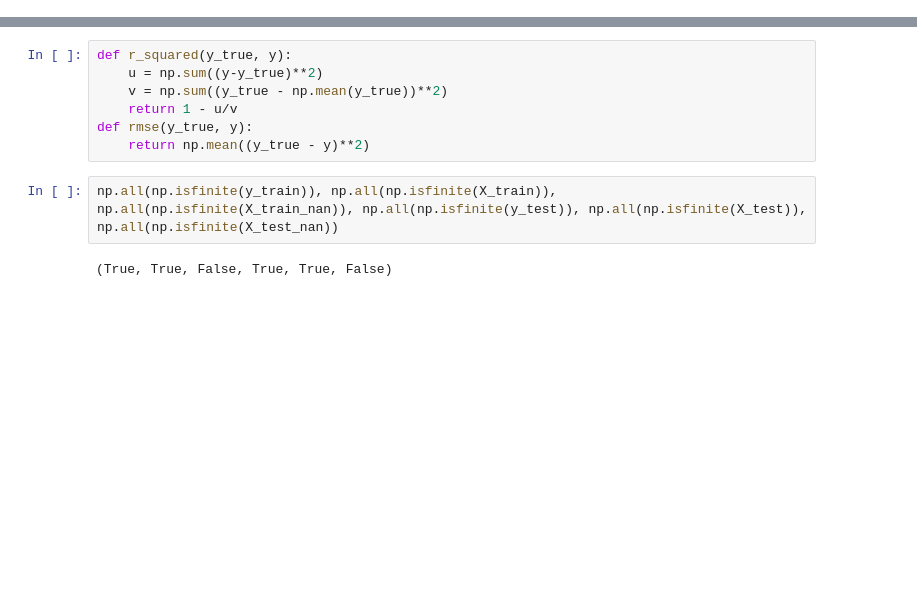
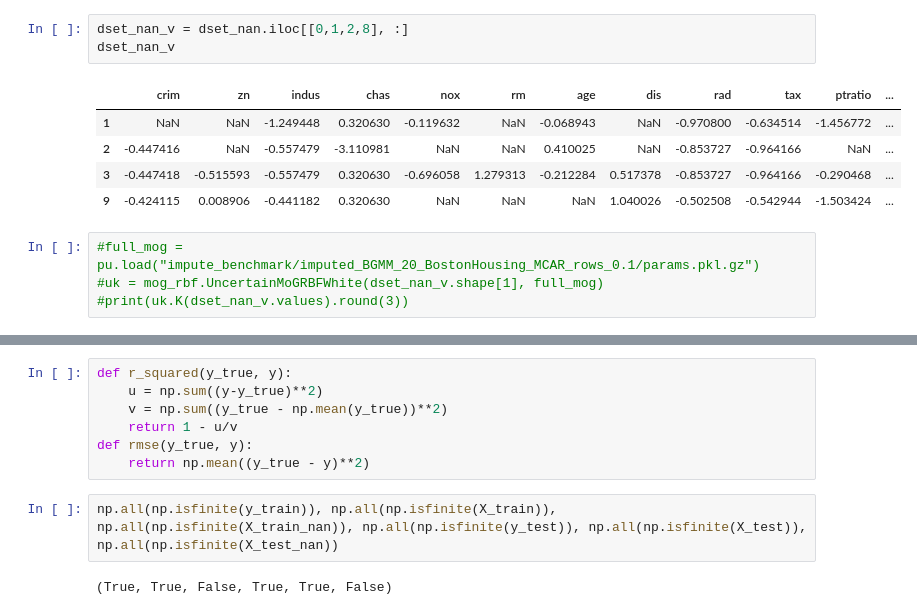
Before and after one commit to rhaps0dy/ts-baselines, a Jupyter notebook: timeless-imputation/Regressor faceoff.ipynb, the cells around one changed output, grey strips where cells are left out. Drawn from its saved outputs; the diff is of its cells as text; blank space fills up the shorter version.

```diff
--- a/timeless-imputation/Regressor faceoff.ipynb
+++ b/timeless-imputation/Regressor faceoff.ipynb
@@ -35,0 +101,13 @@ X_test_nan = dset_nan.values[test_mask, 1:]
+# %%
+dset_nan_v = dset_nan.iloc[[0,1,2,8], :]
+dset_nan_v
+# %% [output]
+|  | crim | zn | indus | chas | nox | rm | age | dis | rad | tax | ptratio | ... |
+| 1 | NaN | NaN | -1.249448 | 0.320630 | -0.119632 | NaN | -0.068943 | NaN | -0.970800 | -0.634514 | -1.456772 | ... |
+| 2 | -0.447416 | NaN | -0.557479 | -3.110981 | NaN | NaN | 0.410025 | NaN | -0.853727 | -0.964166 | NaN | ... |
+| 3 | -0.447418 | -0.515593 | -0.557479 | 0.320630 | -0.696058 | 1.279313 | -0.212284 | 0.517378 | -0.853727 | -0.964166 | -0.290468 | ... |
+| 9 | -0.424115 | 0.008906 | -0.441182 | 0.320630 | NaN | NaN | NaN | 1.040026 | -0.502508 | -0.542944 | -1.503424 | ... |
+# %%
+#full_mog = pu.load("impute_benchmark/imputed_BGMM_20_BostonHousing_MCAR_rows_0.1/params.pkl.gz")
+#uk = mog_rbf.UncertainMoGRBFWhite(dset_nan_v.shape[1], full_mog)
+#print(uk.K(dset_nan_v.values).round(3))
```
Also changed, not shown: parts of 39 cells of this notebook, 4 other files.
